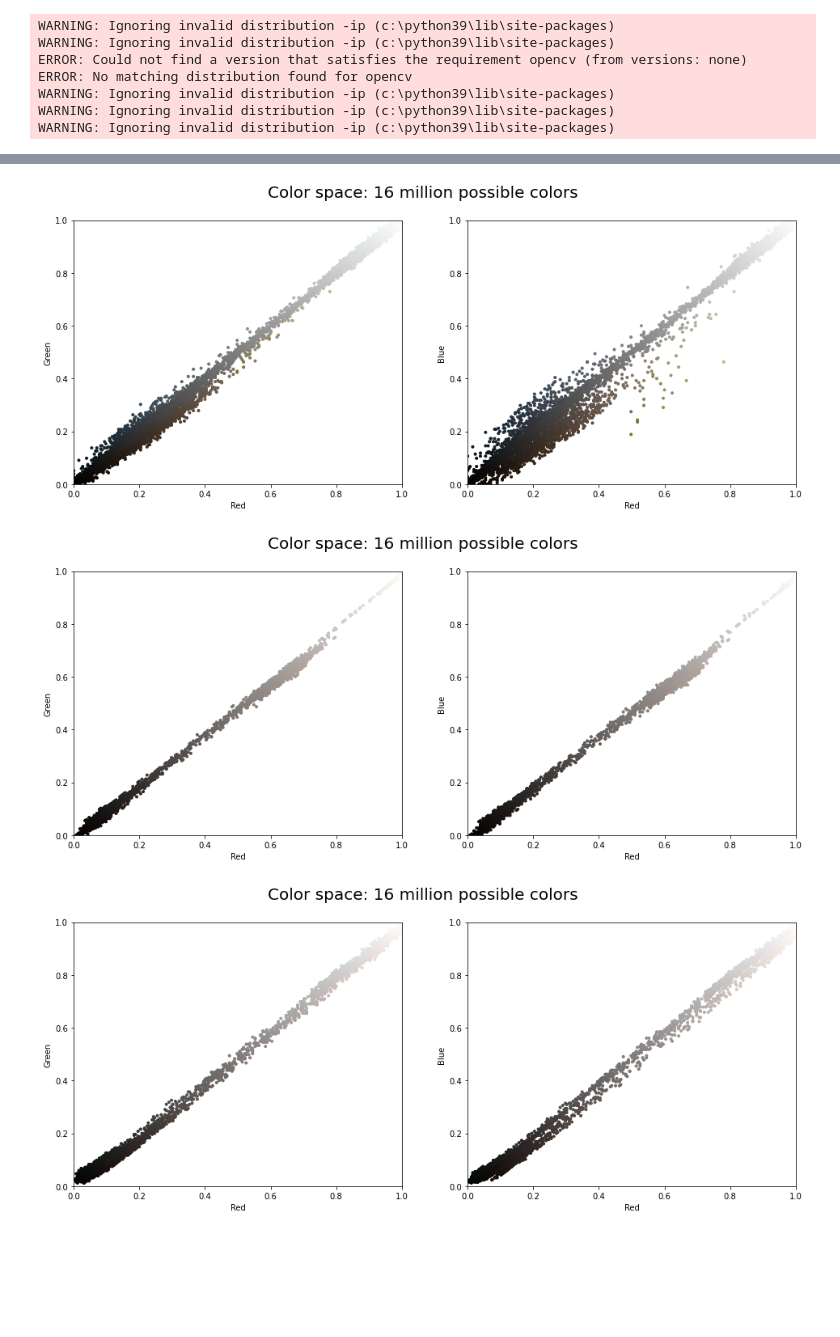
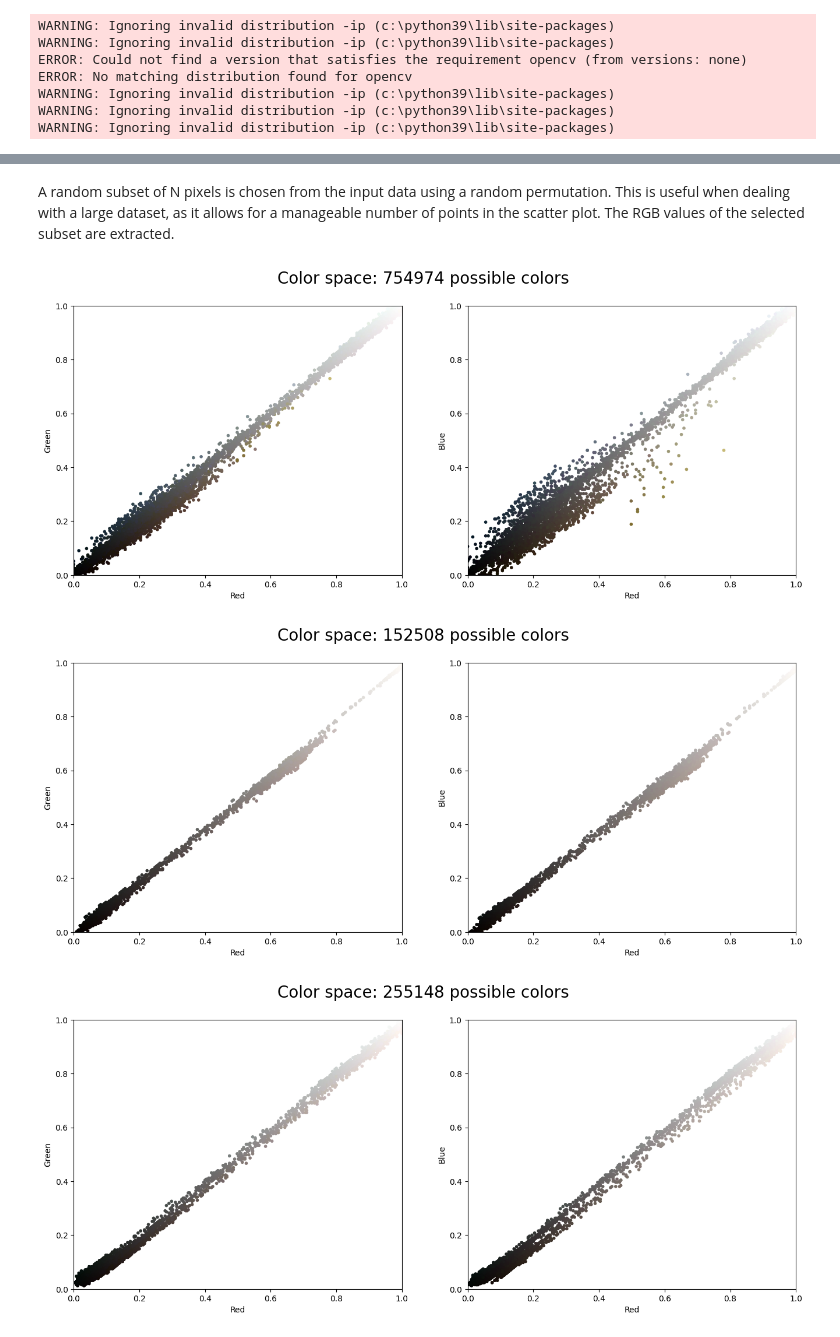
Before and after one commit to 4RSIM3R/sastra_mesin, a Jupyter notebook: uts.ipynb, the cells around one changed output, grey strips where cells are left out. Saved outputs shown, nothing was run; the diff lists cells and outputs as text; code cells hidden in the pictures; blank space fills up the shorter version.

```diff
--- a/uts.ipynb
+++ b/uts.ipynb
@@ -48,3 +79,5 @@ for img in images:
+# %% [markdown]
+A random subset of N pixels is chosen from the input data using a random permutation. This is useful when dealing with a large dataset, as it allows for a manageable number of points in the scatter plot. The RGB values of the selected subset are extracted.
 # %%
 def plot_pixels(data, title, colors=None, N=10000):
     if colors is None:
@@ -64,10 +97,20 @@ def plot_pixels(data, title, colors=None, N=10000):
     ax[1].set(xlabel='Red', ylabel='Blue', xlim=(0, 1), ylim=(0, 1))
 
     fig.suptitle(title, size=20)
+# %%
+def count_possible_colors(processed_data):
+    # Reshape the data to a 2D array (pixels x channels)
+    pixels = processed_data.reshape(-1, processed_data.shape[-1])
+
+    # Get the number of possible colors (distinct color combinations)
+    possible_colors = pixels.shape[0]
+
+    return possible_colors
 # %%
 for data in datas:
-    plot_pixels(data, title='Color space: 16 million possible colors')
+    possible_color = count_possible_colors(data)
+    plot_pixels(data, title=f'Color space: {possible_color} possible colors')
 # %% [output]
-[figure, old version]
+[figure, new version]
-[figure, old version]
+[figure, new version]
-[figure, old version]
+[figure, new version]
```
Also changed, not shown: parts of 9 cells of this notebook.
